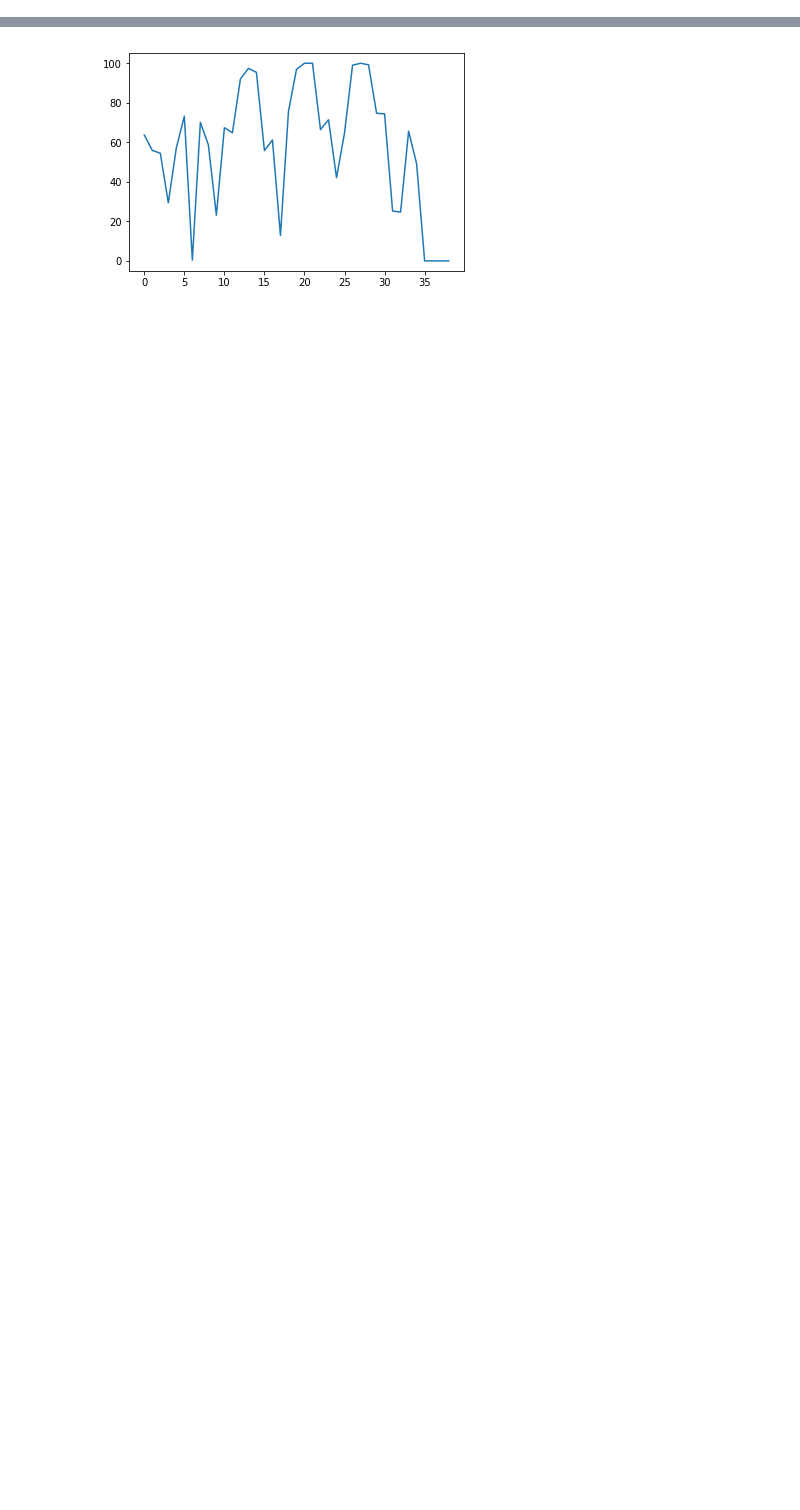
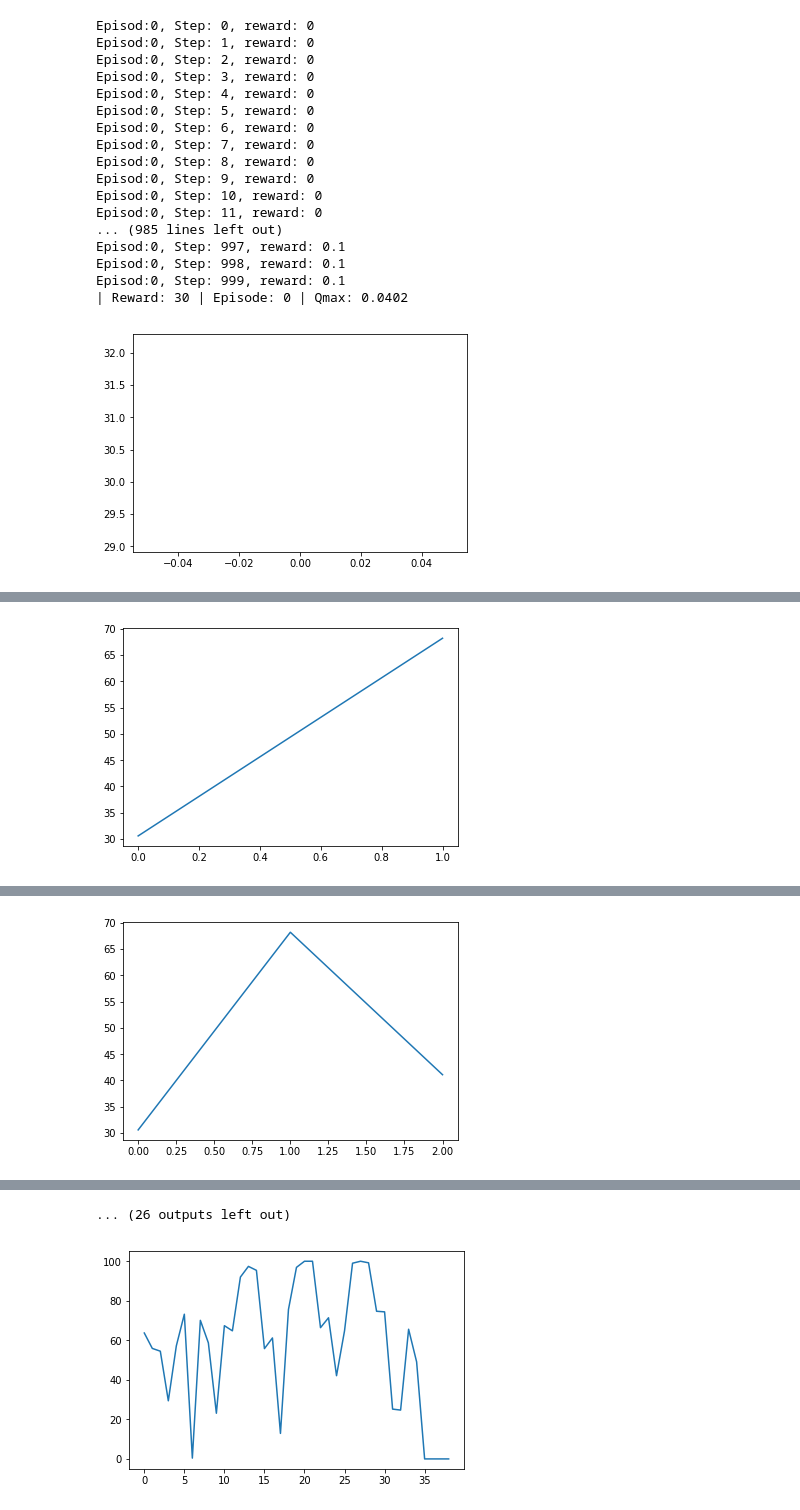
Before and after one commit to UWaterloo-ASL/LAS_Gym, a Jupyter notebook: notebook_LASAgent_Actor_Critic.ipynb, the cells around one changed output, grey strips where cells are left out. Drawn from its saved outputs; the diff is of its cells as text; code cells hidden in the pictures; blank space fills up the shorter version.

```diff
--- a/notebook_LASAgent_Actor_Critic.ipynb
+++ b/notebook_LASAgent_Actor_Critic.ipynb
@@ -365,12 +372,0 @@ class LASAgent_Actor_Critic():
-# %%
-with tf.Session() as sess:
-
-    #env = gym.make('Pendulum-v0')
-    #env = gym.make('MountainCarContinuous-v0')
-    env = LASEnv('127.0.0.1', 19997)
-
-    LASAgent = LASAgent_Actor_Critic(sess, env)
-
-    LASAgent.train()
-
-    #env.destroy()
@@ -502,0 +373,41 @@ Episod:5, Step: 999, reward: 0
+# %%
+with tf.Session() as sess:
+
+    #env = gym.make('Pendulum-v0')
+    #env = gym.make('MountainCarContinuous-v0')
+    env = LASEnv('127.0.0.1', 19997)
+
+    LASAgent = LASAgent_Actor_Critic(sess, env)
+
+    #LASAgent.train()
+
+    # Learning records
+    episod_reward_memory = deque(maxlen = 10000)
+
+    # Train parameters
+    max_episodes = 500
+    max_episode_len = 1000
+    render_env = False
+    reward = 0
+    done = False
+    for i in range(max_episodes):
+        observation = env.reset()
+        ep_reward = 0
+        for j in range(max_episode_len):
+
+            if render_env == True:
+                env.render()
+
+            # Added exploration noise
+            action = LASAgent.perceive_and_act(observation,reward,done)
+
+            observation, reward, done, info = env.step(action[0])
+            ep_reward += reward
+            if done or j == (max_episode_len-1):
+                print('| Reward: {:d} | Episode: {:d} '.format(int(ep_reward),i))
+                episod_reward_memory.append(ep_reward)
+                plot_cumulative_reward(episod_reward_memory)
+                break
+
+    env.destroy()
+# %% [output]
@@ -502,0 +431,18 @@ Episod:5, Step: 999, reward: 0
+Episod:0, Step: 0, reward: 0
+Episod:0, Step: 1, reward: 0
+Episod:0, Step: 2, reward: 0
+Episod:0, Step: 3, reward: 0
+Episod:0, Step: 4, reward: 0
+Episod:0, Step: 5, reward: 0
+Episod:0, Step: 6, reward: 0
+Episod:0, Step: 7, reward: 0
+Episod:0, Step: 8, reward: 0
+Episod:0, Step: 9, reward: 0
+Episod:0, Step: 10, reward: 0
+Episod:0, Step: 11, reward: 0
+... (985 lines left out)
+Episod:0, Step: 997, reward: 0.1
+Episod:0, Step: 998, reward: 0.1
+Episod:0, Step: 999, reward: 0.1
+| Reward: 30 | Episode: 0 | Qmax: 0.0402
+[figure, added]
@@ -502,0 +466 @@ Episod:5, Step: 999, reward: 0
+[figure, added]
@@ -502,0 +484 @@ Episod:5, Step: 999, reward: 0
+[figure, added]
@@ -503,3 +538,4 @@ Episod:5, Step: 999, reward: 0
+... (26 outputs left out)
 # %%
 plot_cumulative_reward(LASAgent.episod_reward_memory)
 # %% [output]
```
Also changed, not shown: parts of 5 cells of this notebook, 1 other file.
